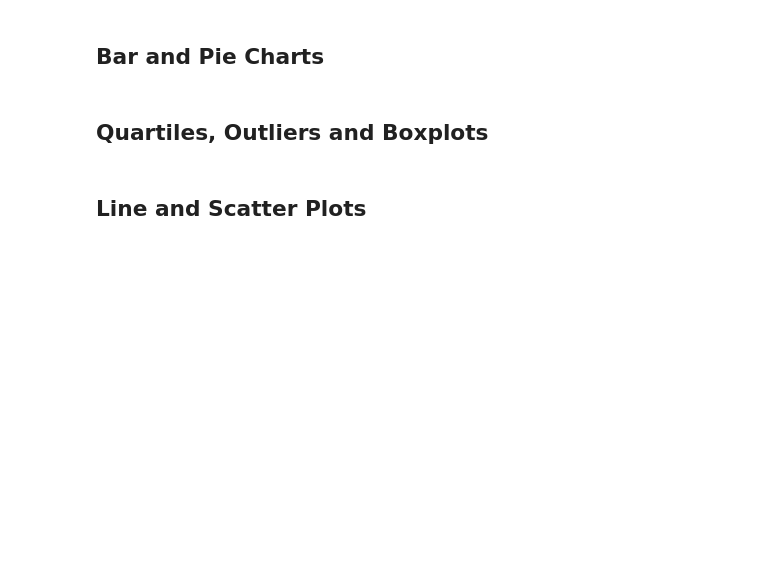
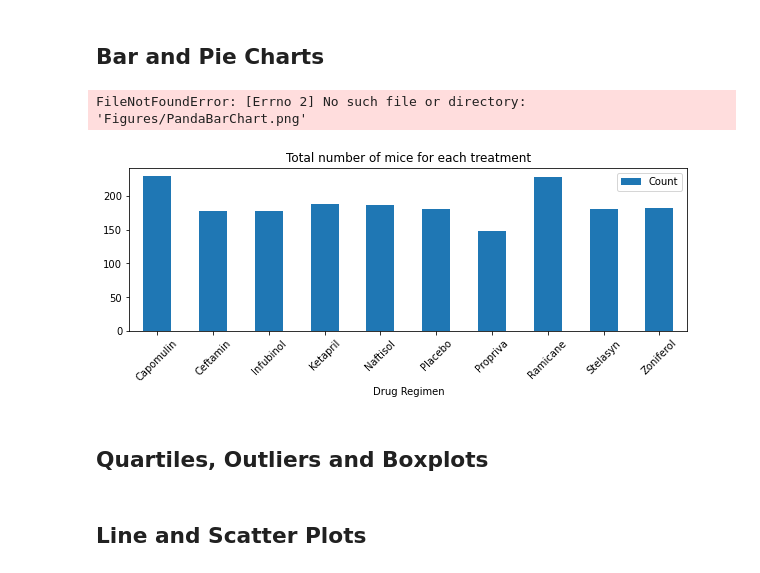
Before and after one commit to ashante112/matplotlib-challenge, a Jupyter notebook: Pymaceuticals/pymaceuticals_starter.ipynb, the cells around one changed output. Cells and saved outputs as stored; diff of their text form; code cells hidden in the pictures; blank space fills up the shorter version.

```diff
--- a/Pymaceuticals/pymaceuticals_starter.ipynb
+++ b/Pymaceuticals/pymaceuticals_starter.ipynb
@@ -110,3 +165,22 @@ mice_count
 # Generate a summary statistics table of mean, median, variance, standard deviation, and SEM of the tumor volume for each regimen
 
 # Using the aggregation method, produce the same summary statistics in a single line
+regimen_df = clean_df.groupby(['Drug Regimen'])
+
+# Use the grouped object to calculate the summary statistics
+mean_vol = regimen_df["Tumor Volume (mm3)"].mean()
+median_vol = regimen_df["Tumor Volume (mm3)"].median()
+var_vol = regimen_df["Tumor Volume (mm3)"].var(ddof=0)
+std_vol = regimen_df["Tumor Volume (mm3)"].std(ddof=0)
+sems = regimen_df["Tumor Volume (mm3)"].sem()
+
+# Create a dataframe for the summary statistics
+summ_stats_df = pd.DataFrame({
+    "Mean Volume": mean_vol,
+    "Median Volume": median_vol,
+    "Variance": var_vol,
+    "Standard Deviation": std_vol,
+    "Standard Error": sems
+})
+
+summ_stats_df
@@ -117,3 +202,20 @@ mice_count
+# %%
+# Generate a bar plot showing the total number of measurements taken on each drug regimen using pandas.
+# Create a dataframe indexed by drug treatment to use pandas bar plotting
+regimen_count = regimen_df['Mouse ID'].count()
+bar_data_df = pd.DataFrame({
+    "Count":regimen_count
+})
+
+bar_data_df.plot(kind='bar',figsize=(10,3),rot=45,width=0.5)
+plt.title("Total number of mice for each treatment")
+
+# Save the figure
+plt.savefig("Figures/PandaBarChart.png")
+plt.show()
+# %% [output]
+FileNotFoundError: [Errno 2] No such file or directory: 'Figures/PandaBarChart.png'
+[figure, added]
 # %%
 # Generate a bar plot showing the total number of measurements taken on each drug regimen using pyplot.
 # %%
```
Also changed, not shown: parts of 8 cells of this notebook, 1 other file.
